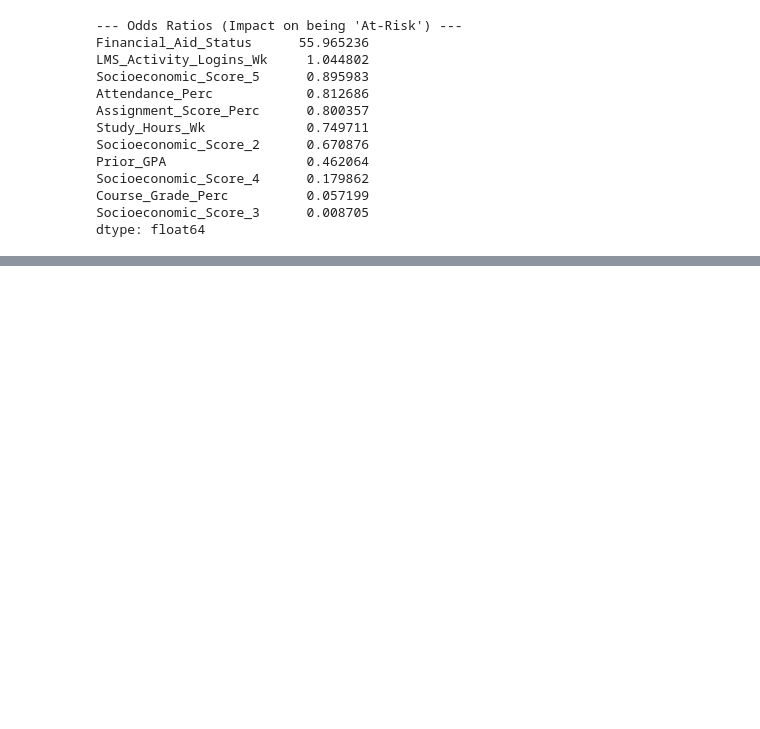
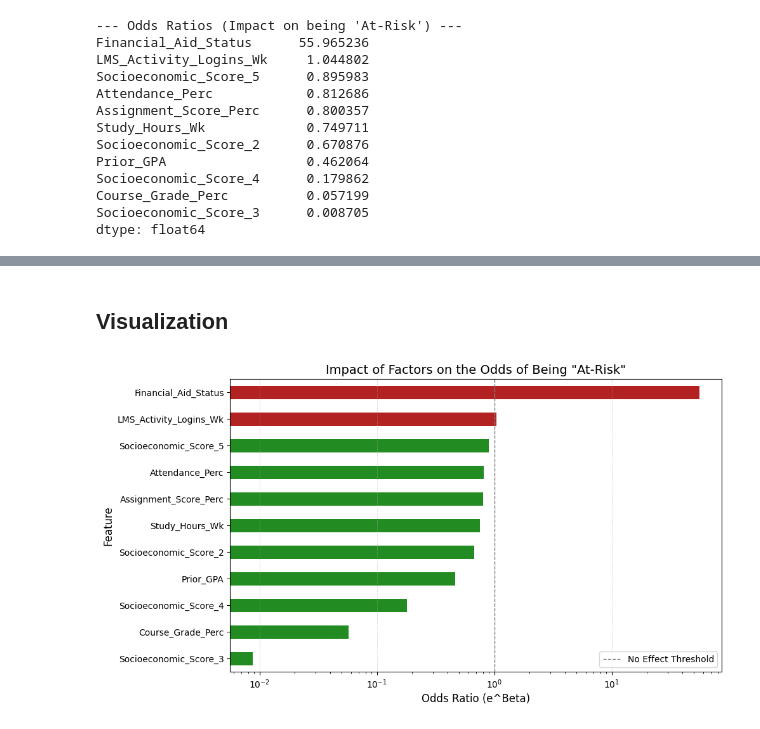
Before and after one commit to simplicity100/Student-Early-Warning-System-Logistic-Regression-, a Jupyter notebook: Early WarningORStudent Success Prediction.ipynb, the cells around one changed output, grey strips where cells are left out. Saved outputs shown, nothing was run; the diff lists cells and outputs as text; code cells hidden in the pictures; blank space fills up the shorter version.

```diff
--- a/Early WarningORStudent Success Prediction.ipynb
+++ b/Early WarningORStudent Success Prediction.ipynb
@@ -309,0 +337,30 @@ dtype: float64
+# %% [markdown]
+## Visualization
+# %%
+import matplotlib.pyplot as plt
+import numpy as np
+
+# Assuming 'odds_ratios' is the pandas Series calculated in the previous step
+# where index=feature_names and values=np.exp(coefficients)
+
+# Sort ratios to clearly separate positive and negative impacts
+odds_ratios_sorted = odds_ratios.sort_values()
+
+plt.figure(figsize=(10, 6))
+# Plot bars
+colors = ['firebrick' if ratio > 1 else 'forestgreen' for ratio in odds_ratios_sorted]
+odds_ratios_sorted.plot(kind='barh', color=colors)
+
+# Add vertical line at 1.0 (the no-effect boundary)
+plt.axvline(x=1.0, color='gray', linestyle='--', linewidth=1)
+
+# Add titles and labels
+plt.title('Impact of Factors on the Odds of Being "At-Risk"', fontsize=14)
+plt.xlabel('Odds Ratio (e^Beta)', fontsize=12)
+plt.ylabel('Feature', fontsize=12)
+plt.xscale('log') # Use a log scale for better visualization of widely varying ratios
+plt.legend(['No Effect Threshold'], loc='lower right')
+plt.grid(axis='x', linestyle=':', alpha=0.7)
+plt.show()
+# %% [output]
+[figure, added]
```
Also changed, not shown: parts of 4 cells of this notebook.
